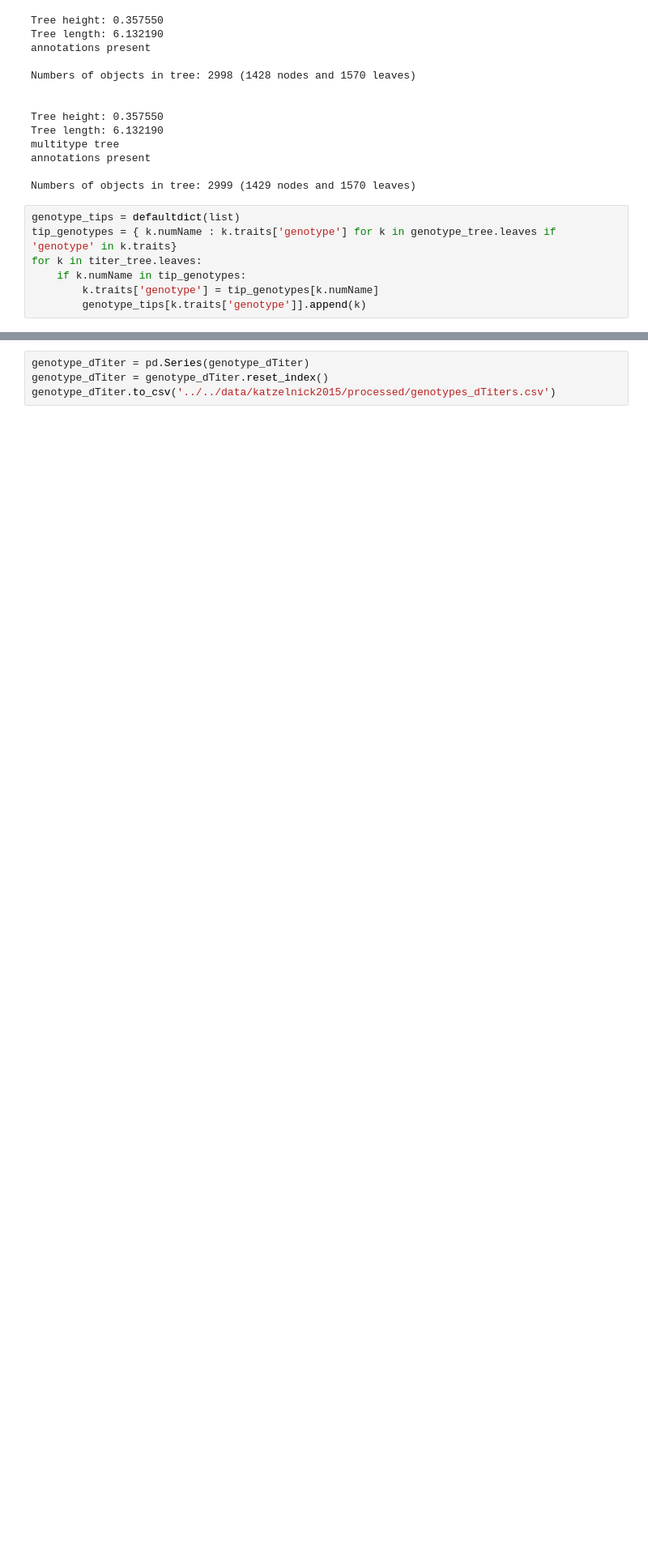
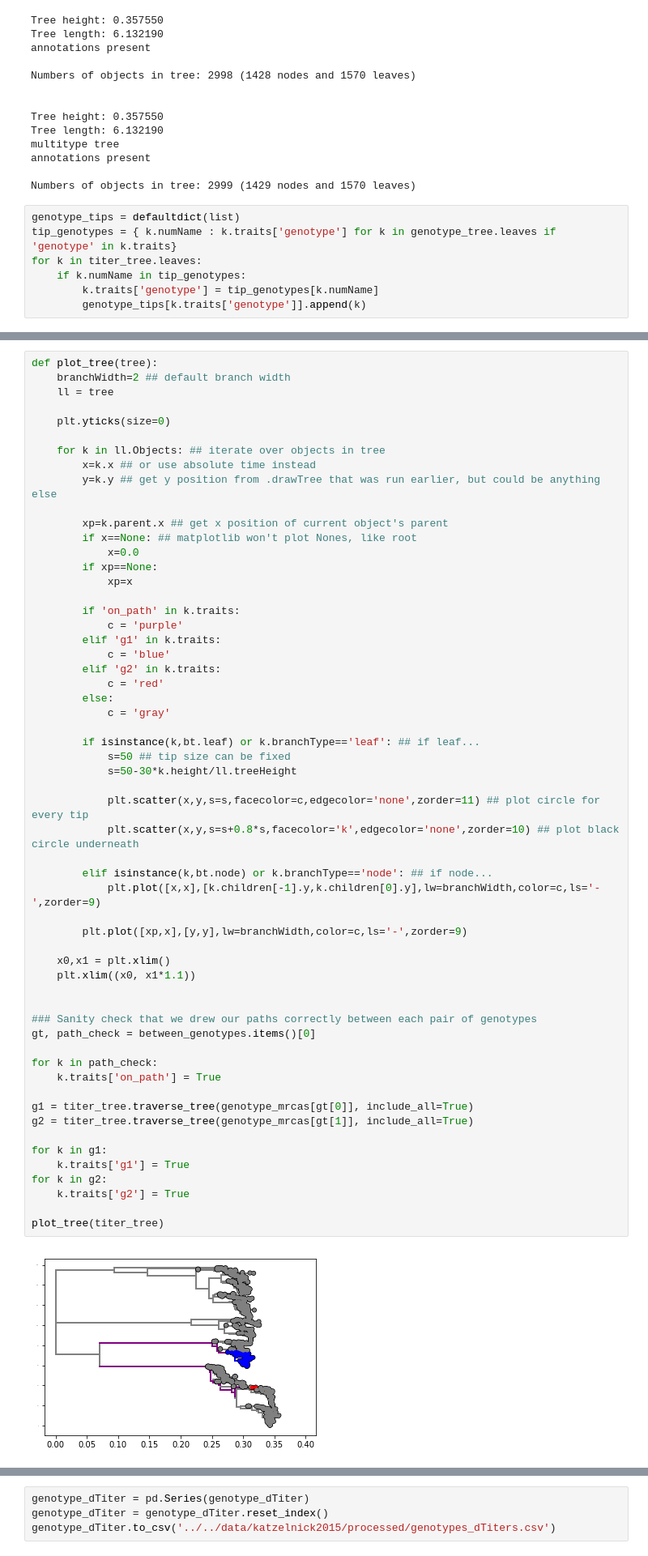
Before and after one commit to blab/dengue-antigenic-dynamics, a Jupyter notebook: scripts/titers/genotype-dTiters.ipynb, the cells around one changed output, grey strips where cells are left out. Shown: that part at 81% size. Drawn from its saved outputs; the diff is of its cells as text; blank space fills up the shorter version.

```diff
--- a/scripts/titers/genotype-dTiters.ipynb
+++ b/scripts/titers/genotype-dTiters.ipynb
@@ -83,0 +87,59 @@ sns.lmplot('distance', 'dTiter', hue='homotypic', data=sanity_check)
+# %%
+def plot_tree(tree):
+    branchWidth=2 ## default branch width
+    ll = tree
+
+    plt.yticks(size=0)
+
+    for k in ll.Objects: ## iterate over objects in tree
+        x=k.x ## or use absolute time instead
+        y=k.y ## get y position from .drawTree that was run earlier, but could be anything else
+
+        xp=k.parent.x ## get x position of current object's parent
+        if x==None: ## matplotlib won't plot Nones, like root
+            x=0.0
+        if xp==None:
+            xp=x
+
+        if 'on_path' in k.traits:
+            c = 'purple'
+        elif 'g1' in k.traits:
+            c = 'blue'
+        elif 'g2' in k.traits:
+            c = 'red'
+        else:
+            c = 'gray'
+
+        if isinstance(k,bt.leaf) or k.branchType=='leaf': ## if leaf...
+            s=50 ## tip size can be fixed
+            s=50-30*k.height/ll.treeHeight
+
+            plt.scatter(x,y,s=s,facecolor=c,edgecolor='none',zorder=11) ## plot circle for every tip
+            plt.scatter(x,y,s=s+0.8*s,facecolor='k',edgecolor='none',zorder=10) ## plot black circle underneath
+
+        elif isinstance(k,bt.node) or k.branchType=='node': ## if node...
+            plt.plot([x,x],[k.children[-1].y,k.children[0].y],lw=branchWidth,color=c,ls='-',zorder=9)
+
+        plt.plot([xp,x],[y,y],lw=branchWidth,color=c,ls='-',zorder=9)
+
+    x0,x1 = plt.xlim()
+    plt.xlim((x0, x1*1.1))
+
+
+### Sanity check that we drew our paths correctly between each pair of genotypes
+gt, path_check = between_genotypes.items()[0]
+
+for k in path_check:
+    k.traits['on_path'] = True
+
+g1 = titer_tree.traverse_tree(genotype_mrcas[gt[0]], include_all=True)
+g2 = titer_tree.traverse_tree(genotype_mrcas[gt[1]], include_all=True)
+
+for k in g1:
+    k.traits['g1'] = True
+for k in g2:
+    k.traits['g2'] = True
+
+plot_tree(titer_tree)
+# %% [output]
+[figure, added]
```
Also changed, not shown: parts of 9 cells of this notebook.
